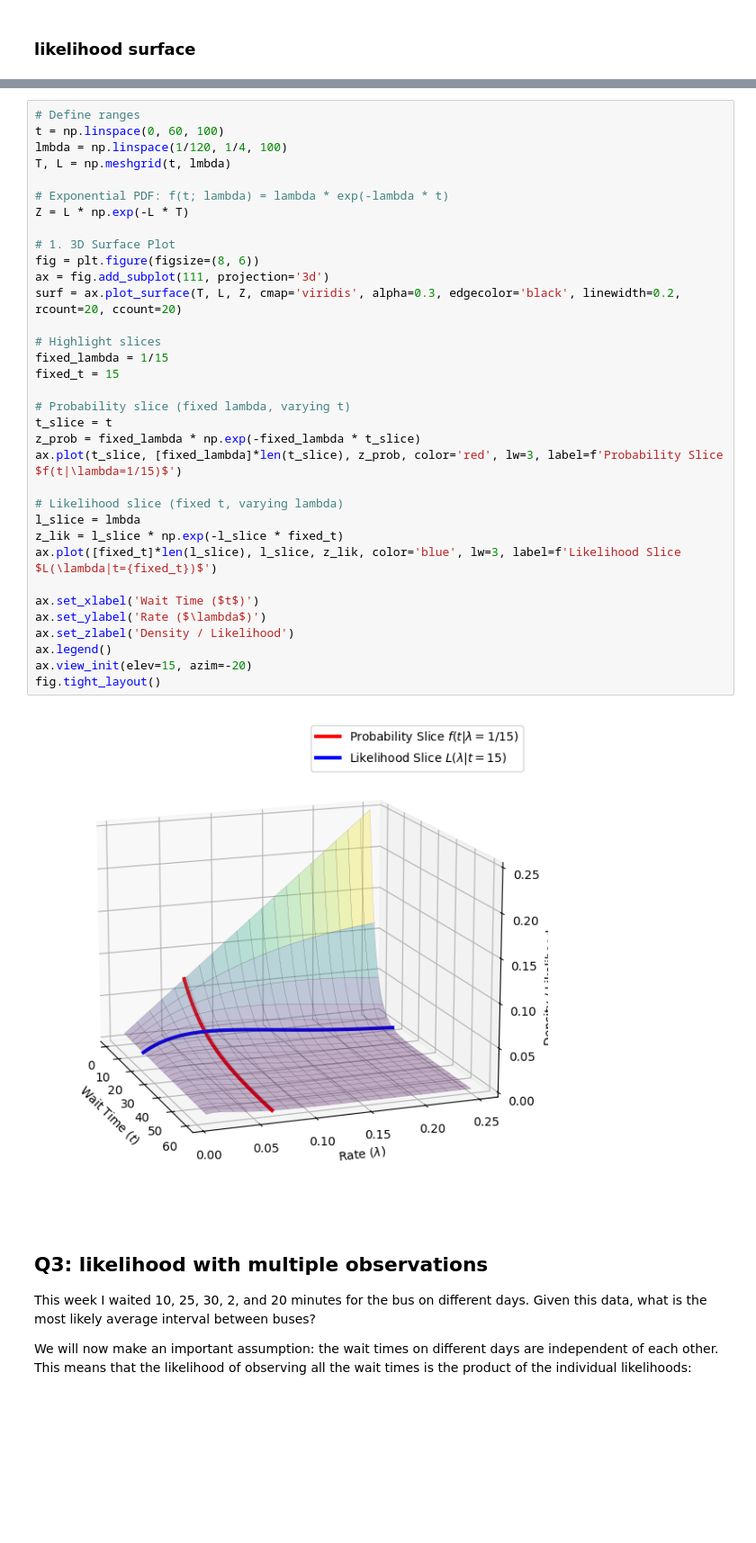
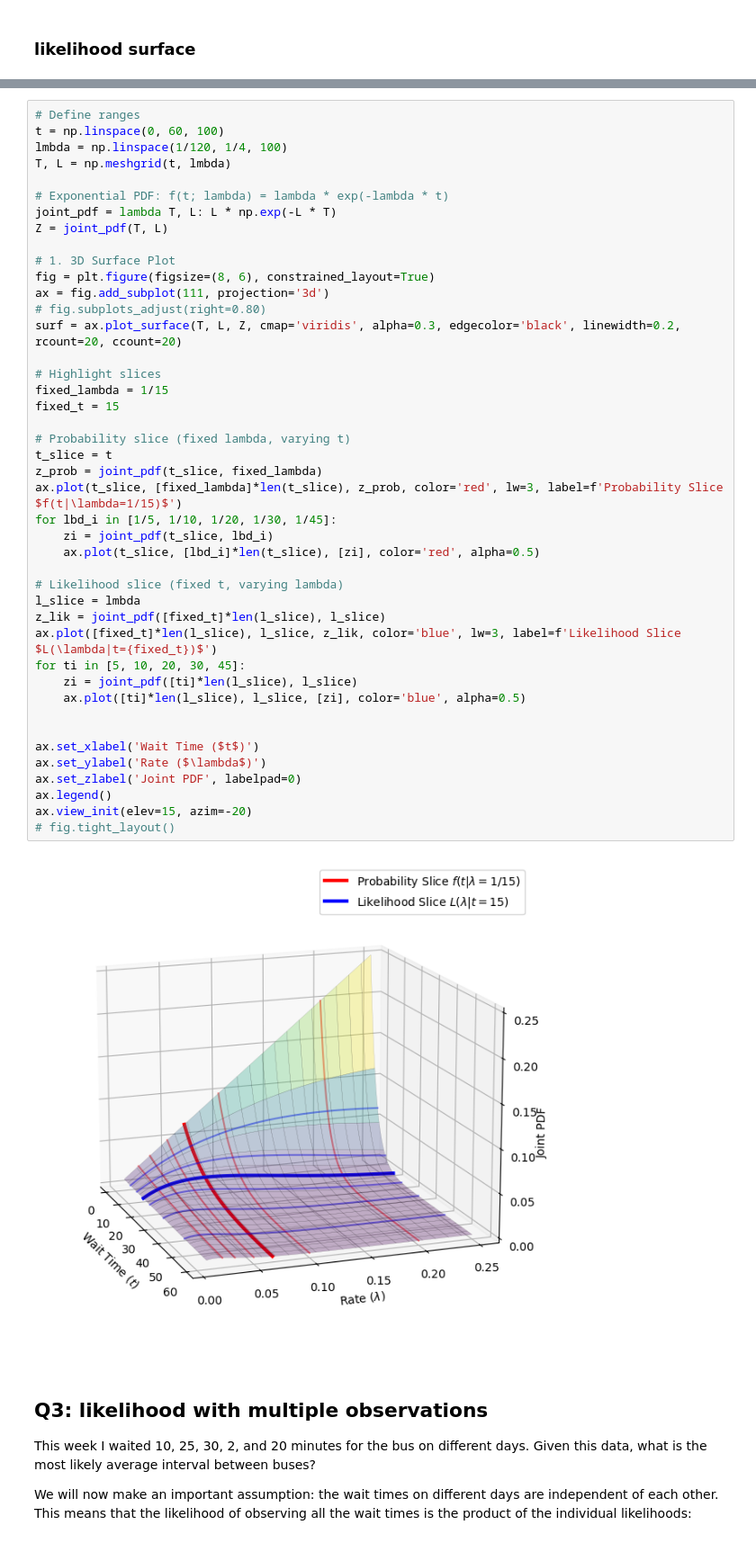
Before and after one commit to yairmau/statistics, a Jupyter notebook: foundations/probability_and_likelihood.ipynb, the cells around one changed output, grey strips where cells are left out. Shown at 90% size. Drawn from its saved outputs; the diff is of its cells as text; blank space fills up the shorter version.

Commit message:
likelihood foundations

```diff
--- a/foundations/probability_and_likelihood.ipynb
+++ b/foundations/probability_and_likelihood.ipynb
@@ -311,39 +319,48 @@ This also helps me understand why the likelihood function is not a valid probabi
 # %%
 # Define ranges
 t = np.linspace(0, 60, 100)
 lmbda = np.linspace(1/120, 1/4, 100)
 T, L = np.meshgrid(t, lmbda)
 
 # Exponential PDF: f(t; lambda) = lambda * exp(-lambda * t)
-Z = L * np.exp(-L * T)
+joint_pdf = lambda T, L: L * np.exp(-L * T)
+Z = joint_pdf(T, L)
 
 # 1. 3D Surface Plot
-fig = plt.figure(figsize=(8, 6))
+fig = plt.figure(figsize=(8, 6), constrained_layout=True)
 ax = fig.add_subplot(111, projection='3d')
+# fig.subplots_adjust(right=0.80)
 surf = ax.plot_surface(T, L, Z, cmap='viridis', alpha=0.3, edgecolor='black', linewidth=0.2, rcount=20, ccount=20)
 
 # Highlight slices
 fixed_lambda = 1/15
 fixed_t = 15
 
 # Probability slice (fixed lambda, varying t)
 t_slice = t
-z_prob = fixed_lambda * np.exp(-fixed_lambda * t_slice)
+z_prob = joint_pdf(t_slice, fixed_lambda)
 ax.plot(t_slice, [fixed_lambda]*len(t_slice), z_prob, color='red', lw=3, label=f'Probability Slice $f(t|\lambda=1/15)$')
+for lbd_i in [1/5, 1/10, 1/20, 1/30, 1/45]:
+    zi = joint_pdf(t_slice, lbd_i)
+    ax.plot(t_slice, [lbd_i]*len(t_slice), [zi], color='red', alpha=0.5)
 
 # Likelihood slice (fixed t, varying lambda)
 l_slice = lmbda
-z_lik = l_slice * np.exp(-l_slice * fixed_t)
+z_lik = joint_pdf([fixed_t]*len(l_slice), l_slice)
 ax.plot([fixed_t]*len(l_slice), l_slice, z_lik, color='blue', lw=3, label=f'Likelihood Slice $L(\lambda|t={fixed_t})$')
+for ti in [5, 10, 20, 30, 45]:
+    zi = joint_pdf([ti]*len(l_slice), l_slice)
+    ax.plot([ti]*len(l_slice), l_slice, [zi], color='blue', alpha=0.5)
+
 
 ax.set_xlabel('Wait Time ($t$)')
 ax.set_ylabel('Rate ($\lambda$)')
-ax.set_zlabel('Density / Likelihood')
+ax.set_zlabel('Joint PDF', labelpad=0)
 ax.legend()
 ax.view_init(elev=15, azim=-20)
-fig.tight_layout()
+# fig.tight_layout()
 # %% [output]
-[figure, old version]
+[figure, new version]
 # %% [markdown]
 ## Q3: likelihood with multiple observations
 
```
Also changed, not shown: parts of 4 cells of this notebook, 5 other files.
